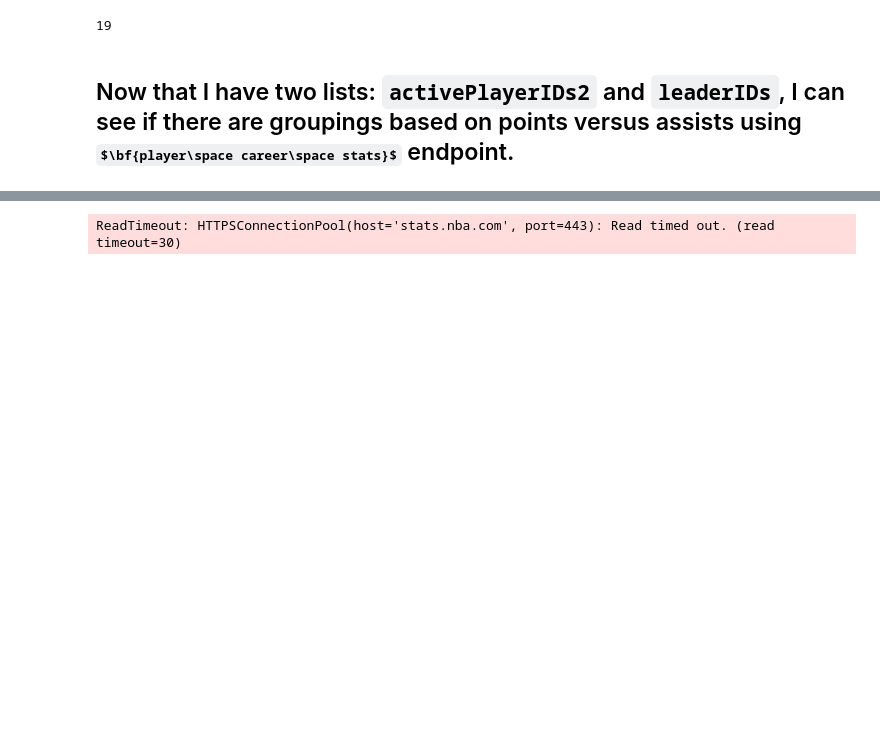
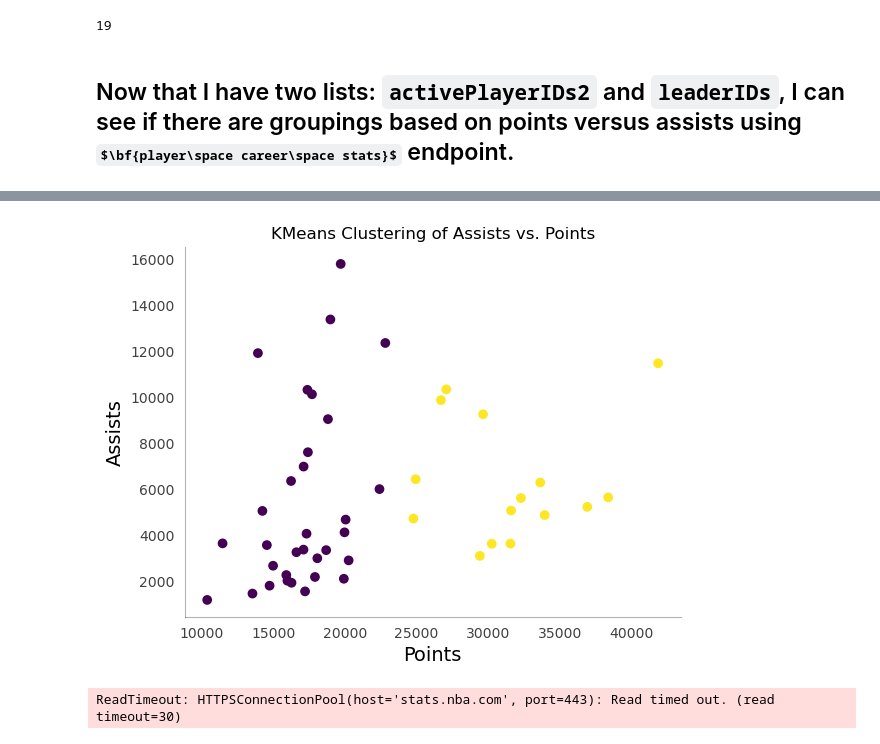
Before and after one commit to lonswaymar/NuggetAnalysis, a Jupyter notebook: notebooks/gather_data.ipynb, the cells around one changed output, grey strips where cells are left out. Saved outputs shown, nothing was run; the diff lists cells and outputs as text; code cells hidden in the pictures; some formulas as TeX source; blank space fills up the shorter version.

```diff
--- a/notebooks/gather_data.ipynb
+++ b/notebooks/gather_data.ipynb
@@ -166,3 +265,25 @@ ReadTimeout: HTTPSConnectionPool(host='stats.nba.com', port=443): Read timed out
+# %%
+pointsArray = np.concatenate((top10[:,1], leaders[:,1]))
+assistsArray = np.concatenate((top10[:,2], leaders[:,2]))
+
+ptsAsts = pd.DataFrame(np.array([pointsArray, assistsArray]).T, columns=["Points", "Assists"])
+# %%
+fig, ax = plt.subplots()
+
+
+kmeans = KMeans(n_clusters=2)
+kmeans.fit(ptsAsts)
+
+ax.scatter(ptsAsts["Points"], ptsAsts["Assists"], c=kmeans.labels_)
+
+tidy_axes(ax)
+ax.set_title("KMeans Clustering of Assists vs. Points")
+ax.set_xlabel("Points", fontsize=14)
+ax.set_ylabel("Assists", fontsize=14)
+plt.savefig("../images/kmeans.png")
+plt.show()
+# %% [output]
+[figure, added]
 # %%
 # Today's Score Board
 games = scoreboard.ScoreBoard()
```
Also changed, not shown: parts of 7 cells of this notebook, 4 other files.
